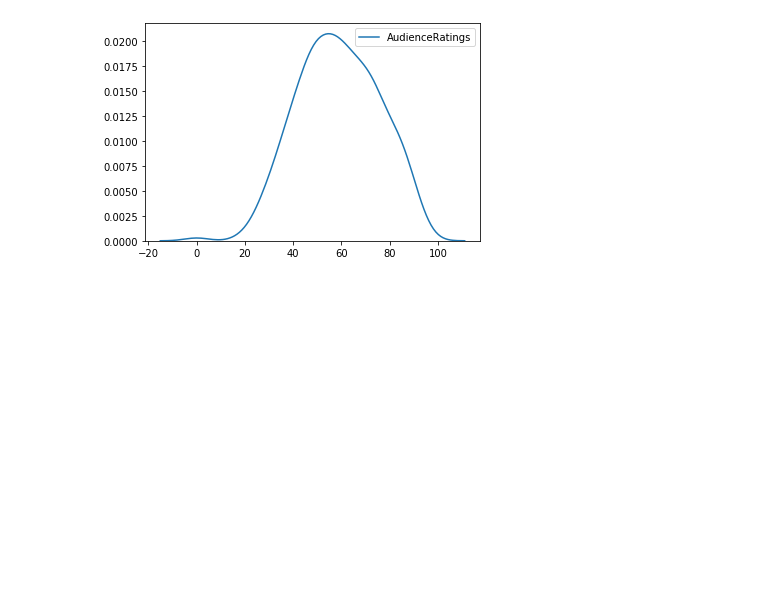
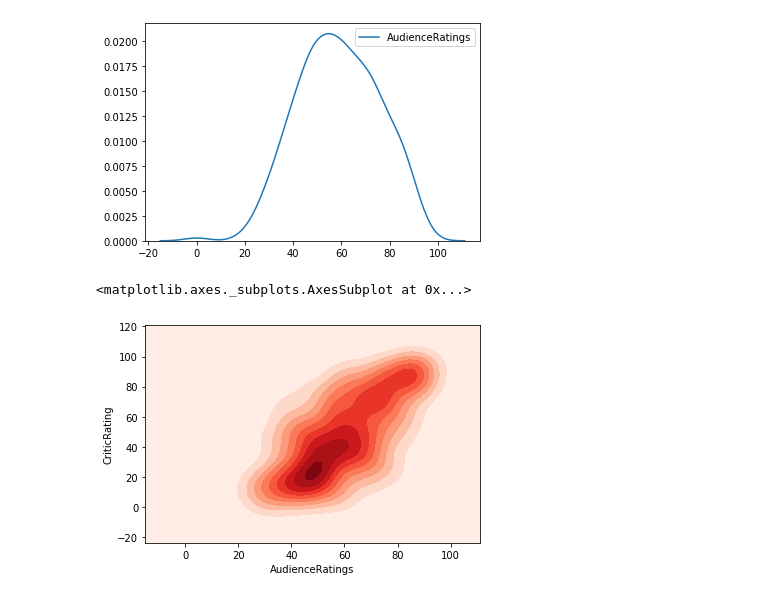
Before and after one commit to pankajpahuja1/MovieVisualisation, a Jupyter notebook: KDEplot.ipynb, the cells around one changed output. Cells and saved outputs as stored; diff of their text form; code cells hidden in the pictures; blank space fills up the shorter version.

Commit message:
better visualised shades on distribution

```diff
--- a/KDEplot.ipynb
+++ b/KDEplot.ipynb
@@ -119,3 +119,8 @@ sns.kdeplot(movie.AudienceRatings)
 # %% [output]
 <matplotlib.axes._subplots.AxesSubplot at 0x...>
 [figure]
+# %%
+sns.kdeplot(movie.AudienceRatings,movie.CriticRating,shade=True,cmap="Reds")
+# %% [output]
+<matplotlib.axes._subplots.AxesSubplot at 0x...>
+[figure, added]
```
Also changed, not shown: parts of 2 cells of this notebook.
